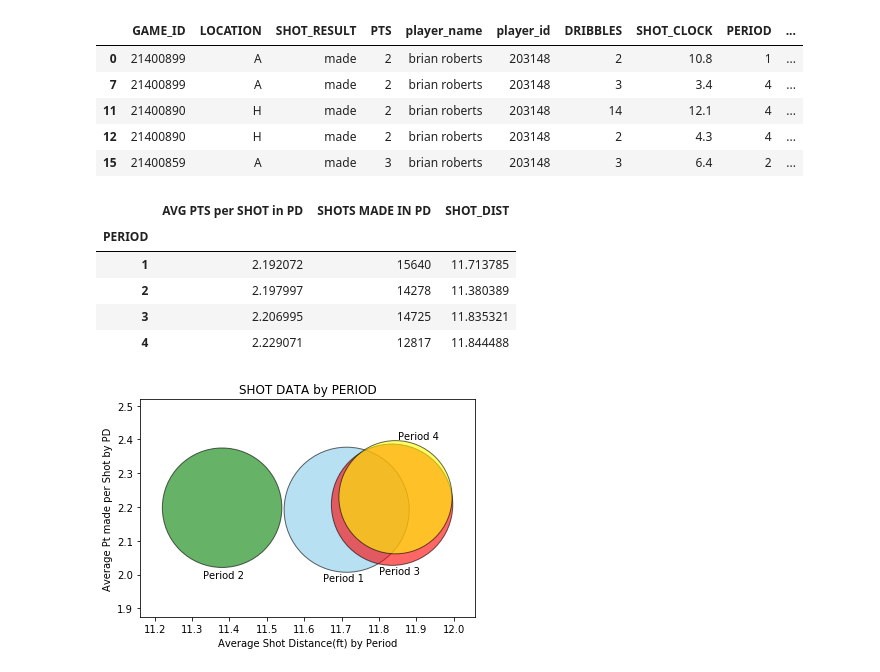
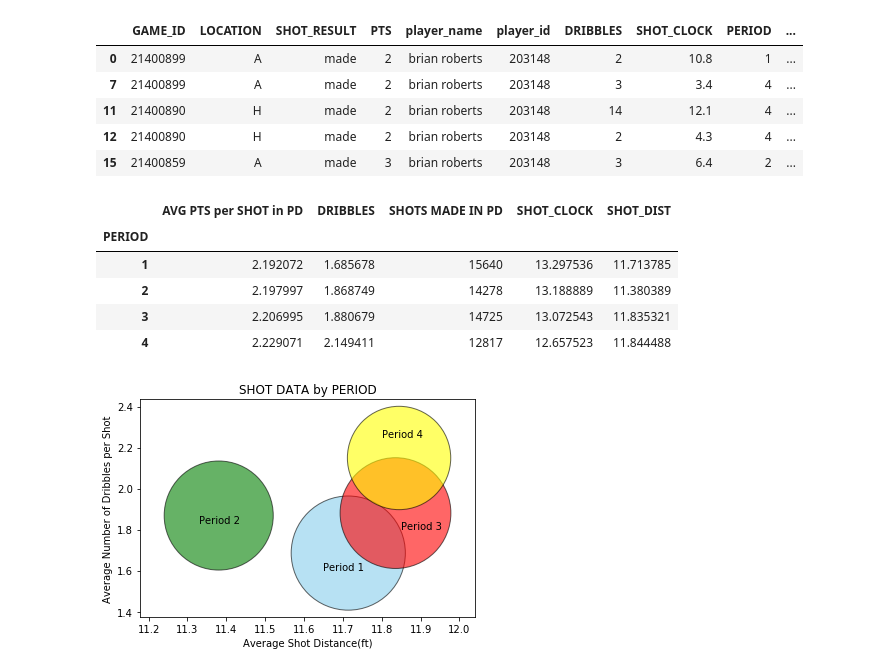
Before and after one commit to kyjohnson92/GW_Project_One, a Jupyter notebook: SHOT Data by PD.ipynb, the cells around one changed output. Drawn from its saved outputs; the diff is of its cells as text; code cells hidden in the pictures.

```diff
--- a/SHOT Data by PD.ipynb
+++ b/SHOT Data by PD.ipynb
@@ -30,25 +30,26 @@ mades.head()
 MADES =mades.groupby('PERIOD')['SHOT_RESULT'].count()
 PTS =mades.groupby('PERIOD')['PTS'].mean()
 distance = mades.groupby('PERIOD')['SHOT_DIST'].mean()
-
-player_df = pd.DataFrame({'SHOTS MADE IN PD':MADES, 'AVG PTS per SHOT in PD':PTS, 'SHOT_DIST': distance})
+dribbles = mades.groupby('PERIOD')['DRIBBLES'].mean()
+shotclock = mades.groupby('PERIOD')['SHOT_CLOCK'].mean()
+player_df = pd.DataFrame({'SHOTS MADE IN PD':MADES, 'AVG PTS per SHOT in PD':PTS, 'SHOT_DIST': distance, 'DRIBBLES':dribbles, 'SHOT_CLOCK': shotclock})
 player_df
 # %% [output]
-|  | AVG PTS per SHOT in PD | SHOTS MADE IN PD | SHOT_DIST |
-| PERIOD |  |  |  |
-| 1 | 2.192072 | 15640 | 11.713785 |
-| 2 | 2.197997 | 14278 | 11.380389 |
-| 3 | 2.206995 | 14725 | 11.835321 |
-| 4 | 2.229071 | 12817 | 11.844488 |
+|  | AVG PTS per SHOT in PD | DRIBBLES | SHOTS MADE IN PD | SHOT_CLOCK | SHOT_DIST |
+| PERIOD |  |  |  |  |  |
+| 1 | 2.192072 | 1.685678 | 15640 | 13.297536 | 11.713785 |
+| 2 | 2.197997 | 1.868749 | 14278 | 13.188889 | 11.380389 |
+| 3 | 2.206995 | 1.880679 | 14725 | 13.072543 | 11.835321 |
+| 4 | 2.229071 | 2.149411 | 12817 | 12.657523 | 11.844488 |
 # %%
-plt.scatter( x = player_df['SHOT_DIST'] , y = player_df['AVG PTS per SHOT in PD'], s=player_df['SHOTS MADE IN PD'],color = ['skyblue', 'green', 'red', 'yellow'],alpha=.6,linewidth = 1,edgecolor = 'black')
+plt.scatter( x = player_df['SHOT_DIST'] , y = player_df['DRIBBLES'], s=player_df['SHOTS MADE IN PD']/1.2,color = ['skyblue', 'green', 'red', 'yellow'],alpha=.6,linewidth = 1,edgecolor = 'black')
 plt.title("SHOT DATA by PERIOD")
-plt.annotate('Period 1', xy = (11.7,2.2), xytext=(11.65,1.98) )
-plt.annotate('Period 2', xy = (11.35,2.2), xytext=(11.33,1.99) )
-plt.annotate('Period 3', xy = (11.85,2.2), xytext=(11.80,2) )
-plt.annotate('Period 4', xy = (11.85,2.2), xytext=(11.85,2.4) )
-plt.ylabel("Average Pt made per Shot by PD")
-plt.xlabel("Average Shot Distance(ft) by Period")
+plt.annotate('Period 1', xy = (11.7,2.2), xytext=(11.65,1.60) )
+plt.annotate('Period 2', xy = (11.35,2.2), xytext=(11.33,1.83) )
+plt.annotate('Period 3', xy = (11.85,2.2), xytext=(11.85,1.8) )
+plt.annotate('Period 4', xy = (11.85,2.2), xytext=(11.80,2.25) )
+plt.ylabel("Average Number of Dribbles per Shot")
+plt.xlabel("Average Shot Distance(ft)")
 plt.show()
 # %% [output]
-[figure, old version]
+[figure, new version]
```
